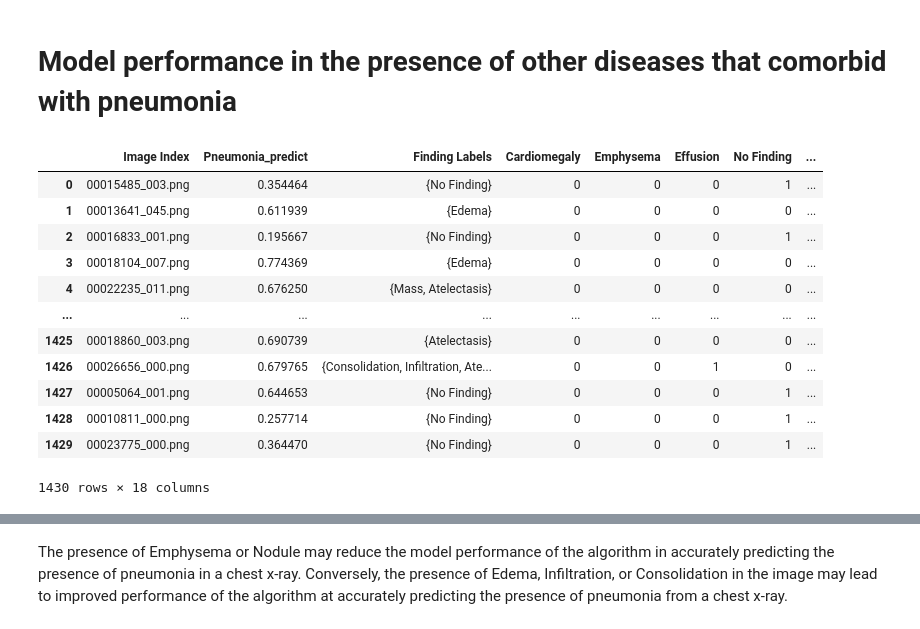
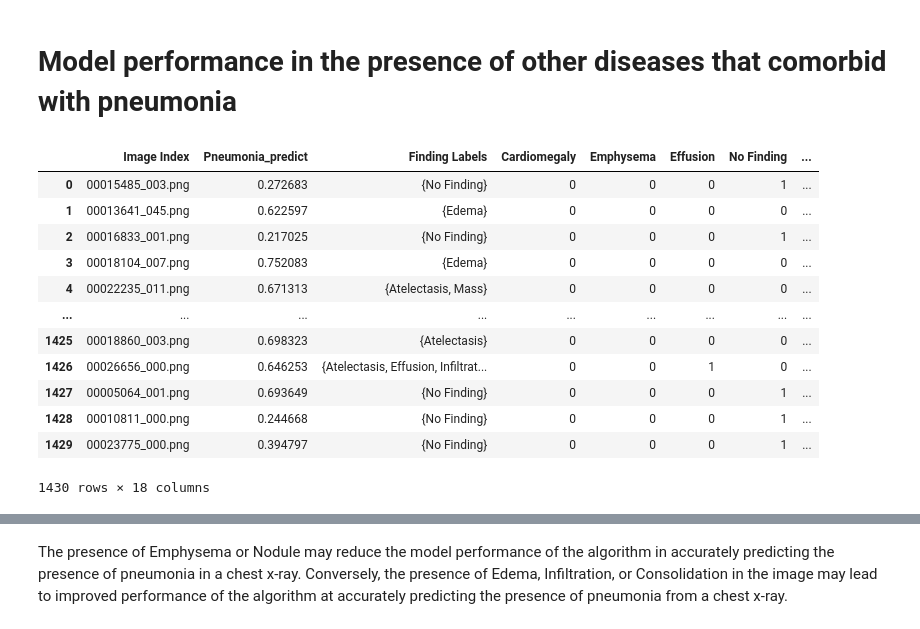
Before and after one commit to Thada-Jirajaras/Pneumonia-Detection-From-Chest-X-Rays, a Jupyter notebook: Build and train model.ipynb, the cells around one changed output, grey strips where cells are left out. Cells and saved outputs as stored; diff of their text form; code cells hidden in the pictures.

```diff
--- a/Build and train model.ipynb
+++ b/Build and train model.ipynb
@@ -349,39 +388,40 @@ for (c_x, c_y, c_ax) in zip(valX[0:100], valY[0:100], m_axs.flatten()):
 # %%
 import pandas as pd
 
 # load validation data
 output_valfile = os.path.join('processed_data', 'val_data.csv')
 val_data = pd.read_csv(output_valfile)
 
 # load prediction info
+metric = 'PrecisionAtRecall80'
 model_name =  'vgg16'
-prediction_path = os.path.join('output', f"predval_{model_name}.npy")
+prediction_path = os.path.join('output', f"{metric}_predval_{model_name}.npy")
 probability = np.load(prediction_path)
 val_data['Pneumonia_predict'] = probability
 val_data['Image Index'] = val_data['path'].map(os.path.basename)
 val_data = val_data[['Image Index', 'Pneumonia_predict']]
 all_xray_df = pd.read_csv('/data/Data_Entry_2017.csv')
 all_xray_df = all_xray_df[['Image Index', 'Finding Labels']]
 all_xray_df['Finding Labels'] =  all_xray_df['Finding Labels'].str.split('|')
 all_labels = all_xray_df['Finding Labels'].explode().unique()
 all_xray_df['Finding Labels'] = all_xray_df['Finding Labels'].map(set)
 val_data = pd.merge(val_data, all_xray_df, on = 'Image Index')
 for label in all_labels:
     val_data[label] = val_data['Finding Labels'].map(lambda x: 1 if label in x else 0)
 val_data
 # %% [output]
 |  | Image Index | Pneumonia_predict | Finding Labels | Cardiomegaly | Emphysema | Effusion | No Finding | ... |
-| 0 | 00015485_003.png | 0.354464 | {No Finding} | 0 | 0 | 0 | 1 | ... |
-| 1 | 00013641_045.png | 0.611939 | {Edema} | 0 | 0 | 0 | 0 | ... |
-| 2 | 00016833_001.png | 0.195667 | {No Finding} | 0 | 0 | 0 | 1 | ... |
-| 3 | 00018104_007.png | 0.774369 | {Edema} | 0 | 0 | 0 | 0 | ... |
-| 4 | 00022235_011.png | 0.676250 | {Mass, Atelectasis} | 0 | 0 | 0 | 0 | ... |
+| 0 | 00015485_003.png | 0.272683 | {No Finding} | 0 | 0 | 0 | 1 | ... |
+| 1 | 00013641_045.png | 0.622597 | {Edema} | 0 | 0 | 0 | 0 | ... |
+| 2 | 00016833_001.png | 0.217025 | {No Finding} | 0 | 0 | 0 | 1 | ... |
+| 3 | 00018104_007.png | 0.752083 | {Edema} | 0 | 0 | 0 | 0 | ... |
+| 4 | 00022235_011.png | 0.671313 | {Atelectasis, Mass} | 0 | 0 | 0 | 0 | ... |
 | ... | ... | ... | ... | ... | ... | ... | ... | ... |
-| 1425 | 00018860_003.png | 0.690739 | {Atelectasis} | 0 | 0 | 0 | 0 | ... |
-| 1426 | 00026656_000.png | 0.679765 | {Consolidation, Infiltration, Ate... | 0 | 0 | 1 | 0 | ... |
-| 1427 | 00005064_001.png | 0.644653 | {No Finding} | 0 | 0 | 0 | 1 | ... |
-| 1428 | 00010811_000.png | 0.257714 | {No Finding} | 0 | 0 | 0 | 1 | ... |
-| 1429 | 00023775_000.png | 0.364470 | {No Finding} | 0 | 0 | 0 | 1 | ... |
+| 1425 | 00018860_003.png | 0.698323 | {Atelectasis} | 0 | 0 | 0 | 0 | ... |
+| 1426 | 00026656_000.png | 0.646253 | {Atelectasis, Effusion, Infiltrat... | 0 | 0 | 1 | 0 | ... |
+| 1427 | 00005064_001.png | 0.693649 | {No Finding} | 0 | 0 | 0 | 1 | ... |
+| 1428 | 00010811_000.png | 0.244668 | {No Finding} | 0 | 0 | 0 | 1 | ... |
+| 1429 | 00023775_000.png | 0.394797 | {No Finding} | 0 | 0 | 0 | 1 | ... |
 1430 rows × 18 columns
 # %%
 from sklearn.metrics import precision_recall_fscore_support
```
Also changed, not shown: parts of 33 cells of this notebook, 8 other files.
